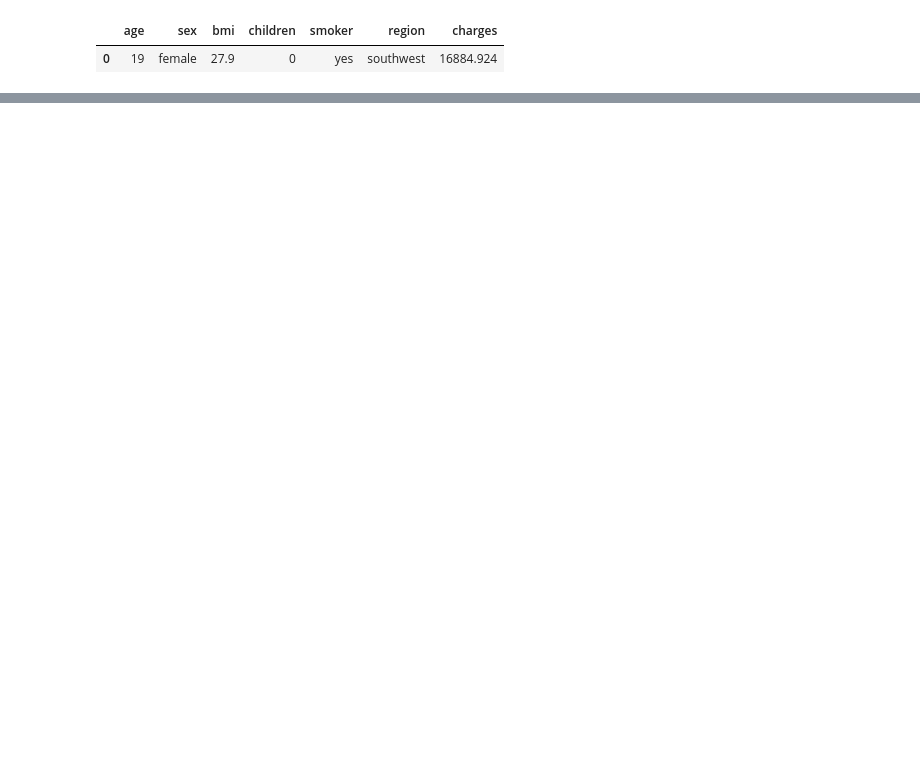
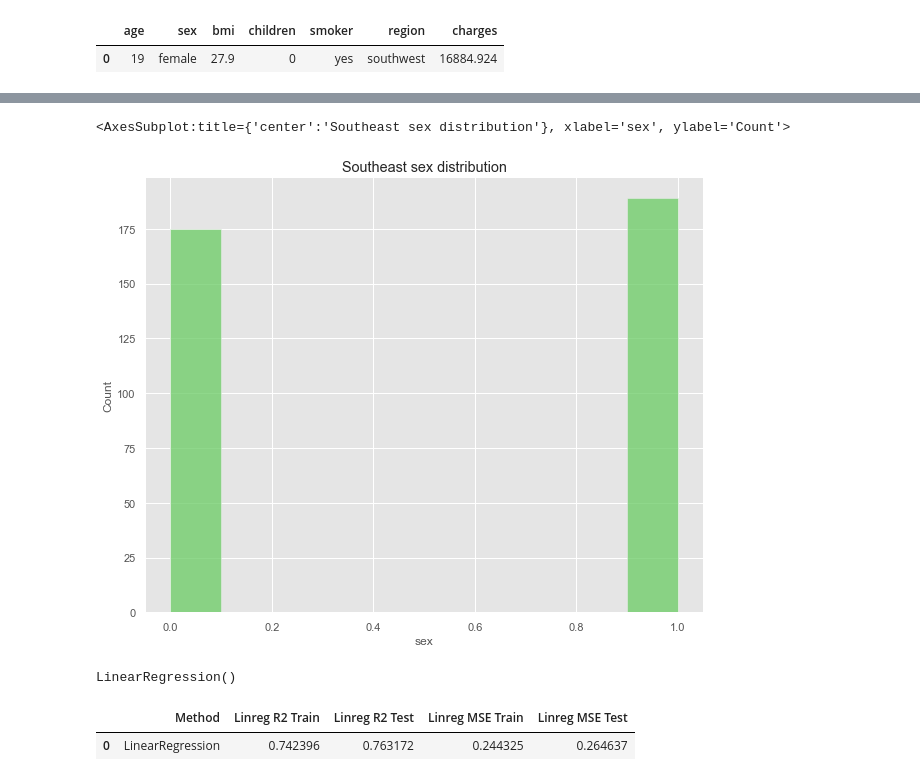
Before and after one commit to Omuk/Fullstack-Data-Analyst, a Jupyter notebook: Learning/code_examples/practice/practice_field.ipynb, the cells around one changed output, grey strips where cells are left out. Cells and saved outputs as stored; diff of their text form; code cells hidden in the pictures; blank space fills up the shorter version.

```diff
--- a/Learning/code_examples/practice/practice_field.ipynb
+++ b/Learning/code_examples/practice/practice_field.ipynb
@@ -23,0 +64,7 @@ data.head(1)
+# %%
+f, ax = plt.subplots(figsize=(10,8))
+ax.set_title('Southeast sex distribution')
+sns.histplot(data[(data.region == 2)]['sex'], ax=ax, color='g')
+# %% [output]
+<AxesSubplot:title={'center':'Southeast sex distribution'}, xlabel='sex', ylabel='Count'>
+[figure, added]
@@ -23,0 +80,5 @@ data.head(1)
+# %%
+linreg = LinearRegression()
+linreg.fit(x_train,y_train)
+# %% [output]
+LinearRegression()
@@ -23,0 +95,10 @@ data.head(1)
+# %%
+linreg_perf = pd.DataFrame([
+    'LinearRegression', r2_linreg_train, r2_linreg_test, mse_linreg_train, mse_linreg_test
+]).transpose()
+
+linreg_perf.columns = ['Method', 'Linreg R2 Train', 'Linreg R2 Test', 'Linreg MSE Train', 'Linreg MSE Test']
+linreg_perf
+# %% [output]
+|  | Method | Linreg R2 Train | Linreg R2 Test | Linreg MSE Train | Linreg MSE Test |
+| 0 | LinearRegression | 0.742396 | 0.763172 | 0.244325 | 0.264637 |
```
Also changed, not shown: parts of 13 cells of this notebook.
